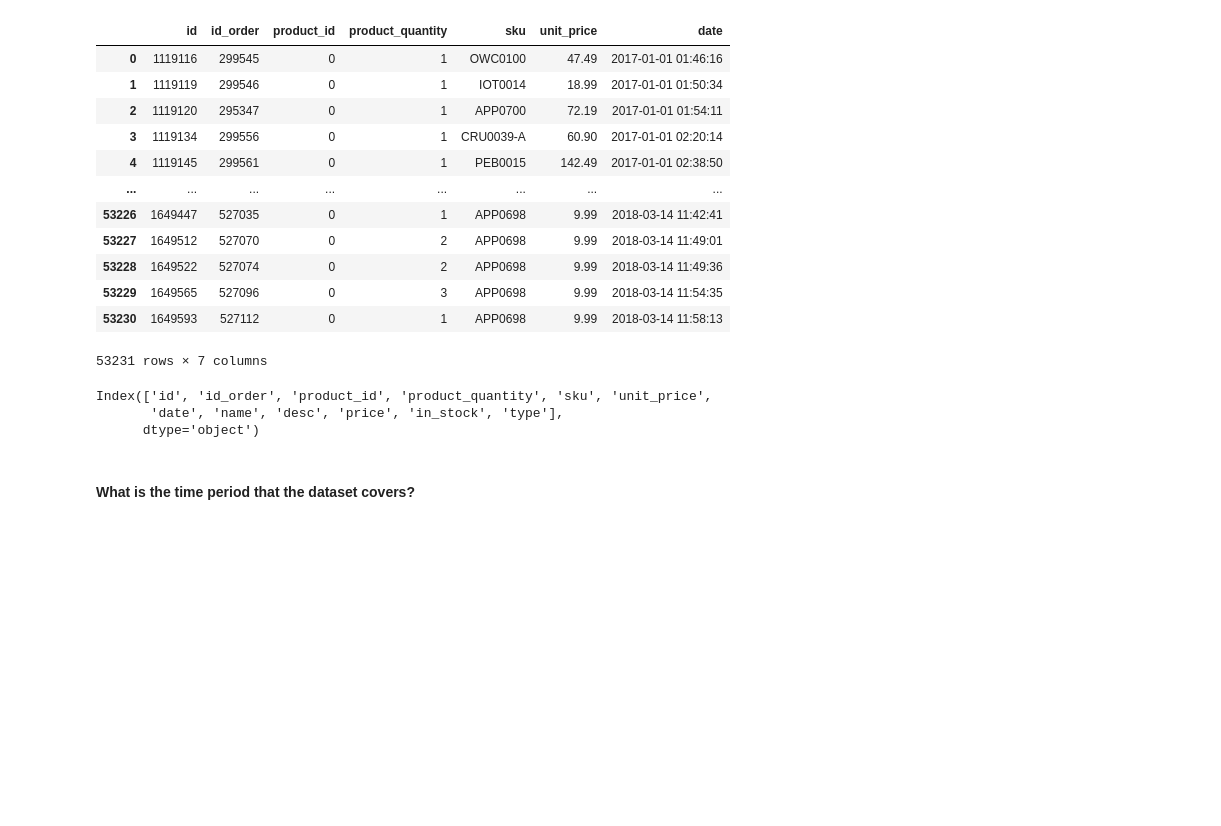
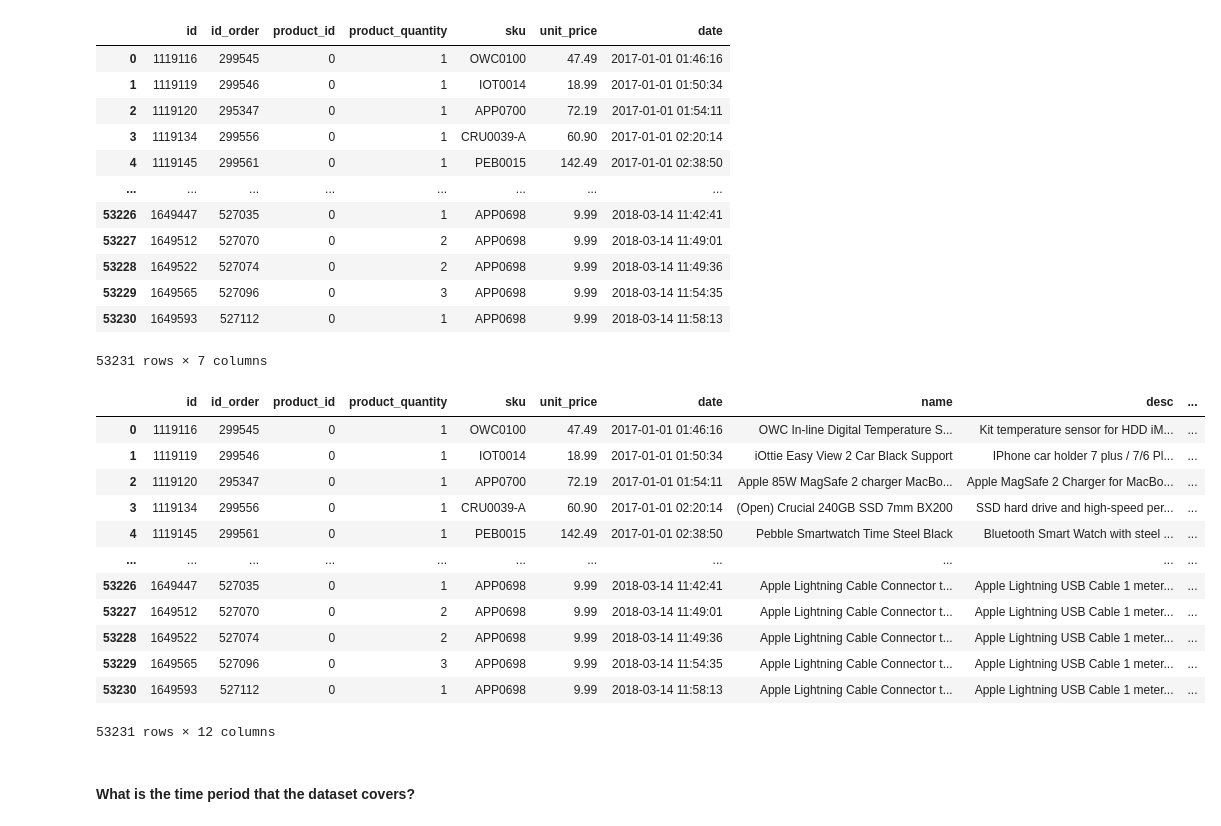
Before and after one commit to yazdan0101/ENIAC-discounts-strategy, a Jupyter notebook: notebooks/analysis.ipynb, the cells around one changed output. Drawn from its saved outputs; the diff is of its cells as text; code cells hidden in the pictures; blank space fills up the shorter version.

```diff
--- a/notebooks/analysis.ipynb
+++ b/notebooks/analysis.ipynb
@@ -59,9 +49,19 @@ orderlines_df
 # %%
 ol_p_df=orderlines_df.merge(products_df,on='sku',how='left')
 # %%
-ol_p_df.columns
+ol_p_df
 # %% [output]
+|  | id | id_order | product_id | product_quantity | sku | unit_price | date | name | desc | ... |
+| 0 | 1119116 | 299545 | 0 | 1 | OWC0100 | 47.49 | 2017-01-01 01:46:16 | OWC In-line Digital Temperature S... | Kit temperature sensor for HDD iM... | ... |
+| 1 | 1119119 | 299546 | 0 | 1 | IOT0014 | 18.99 | 2017-01-01 01:50:34 | iOttie Easy View 2 Car Black Support | IPhone car holder 7 plus / 7/6 Pl... | ... |
+| 2 | 1119120 | 295347 | 0 | 1 | APP0700 | 72.19 | 2017-01-01 01:54:11 | Apple 85W MagSafe 2 charger MacBo... | Apple MagSafe 2 Charger for MacBo... | ... |
+| 3 | 1119134 | 299556 | 0 | 1 | CRU0039-A | 60.90 | 2017-01-01 02:20:14 | (Open) Crucial 240GB SSD 7mm BX200 | SSD hard drive and high-speed per... | ... |
+| 4 | 1119145 | 299561 | 0 | 1 | PEB0015 | 142.49 | 2017-01-01 02:38:50 | Pebble Smartwatch Time Steel Black | Bluetooth Smart Watch with steel ... | ... |
+| ... | ... | ... | ... | ... | ... | ... | ... | ... | ... | ... |
+| 53226 | 1649447 | 527035 | 0 | 1 | APP0698 | 9.99 | 2018-03-14 11:42:41 | Apple Lightning Cable Connector t... | Apple Lightning USB Cable 1 meter... | ... |
+| 53227 | 1649512 | 527070 | 0 | 2 | APP0698 | 9.99 | 2018-03-14 11:49:01 | Apple Lightning Cable Connector t... | Apple Lightning USB Cable 1 meter... | ... |
+| 53228 | 1649522 | 527074 | 0 | 2 | APP0698 | 9.99 | 2018-03-14 11:49:36 | Apple Lightning Cable Connector t... | Apple Lightning USB Cable 1 meter... | ... |
+| 53229 | 1649565 | 527096 | 0 | 3 | APP0698 | 9.99 | 2018-03-14 11:54:35 | Apple Lightning Cable Connector t... | Apple Lightning USB Cable 1 meter... | ... |
+| 53230 | 1649593 | 527112 | 0 | 1 | APP0698 | 9.99 | 2018-03-14 11:58:13 | Apple Lightning Cable Connector t... | Apple Lightning USB Cable 1 meter... | ... |
-Index(['id', 'id_order', 'product_id', 'product_quantity', 'sku', 'unit_price',
-       'date', 'name', 'desc', 'price', 'in_stock', 'type'],
-      dtype='object')
+53231 rows × 12 columns
 # %%
```
Also changed, not shown: parts of 12 cells of this notebook.
